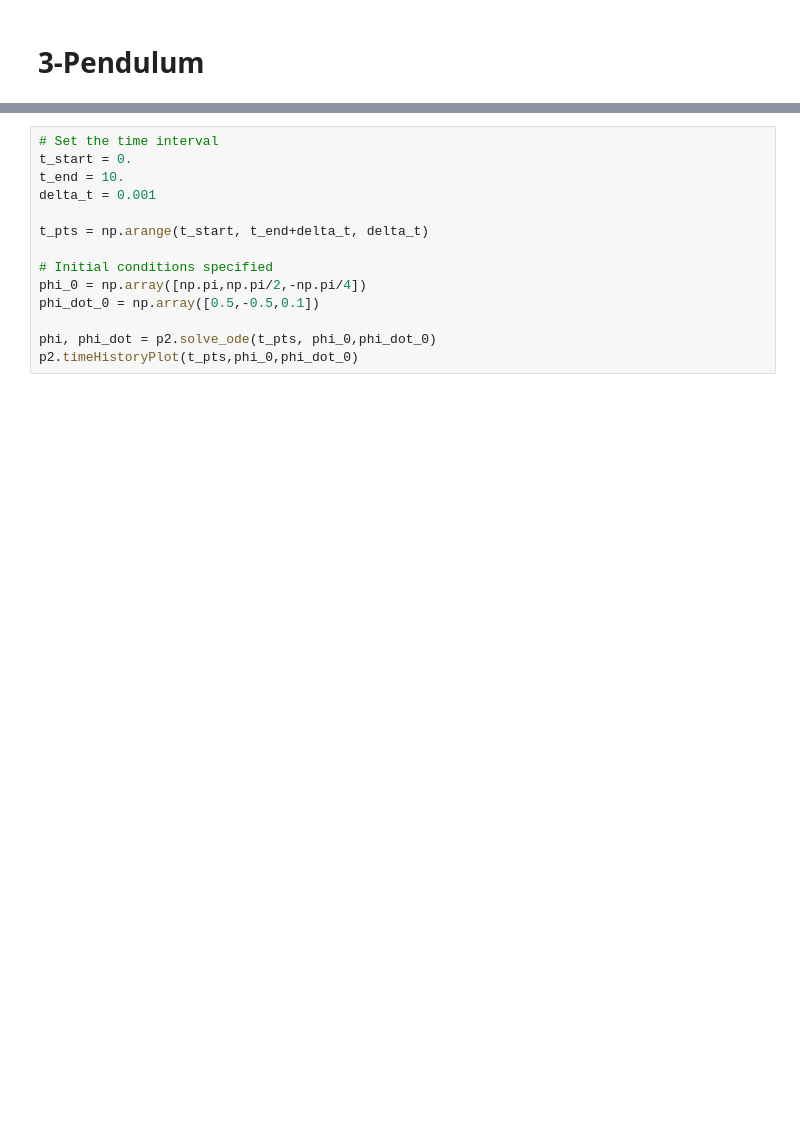
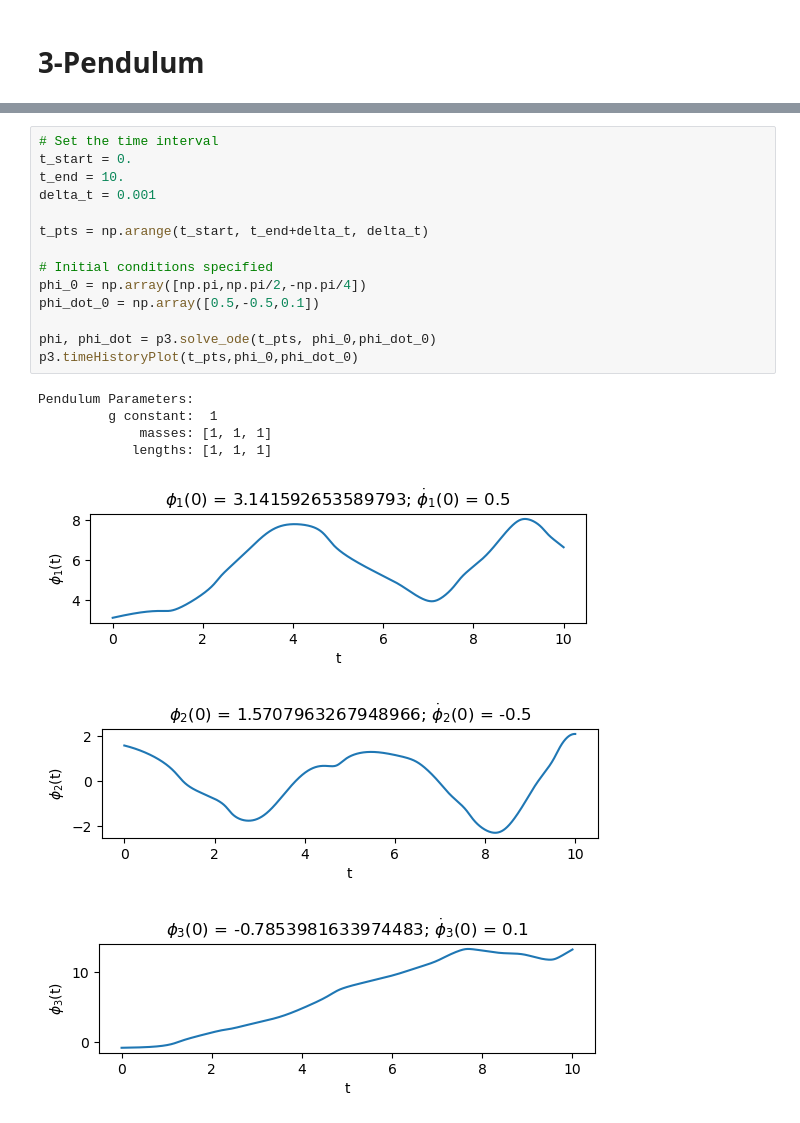
Before and after one commit to chamberlain-a11/5300_final, a Jupyter notebook: nPendulum.ipynb, the cells around one changed output, grey strips where cells are left out. Cells and saved outputs as stored; diff of their text form; blank space fills up the shorter version.

```diff
--- a/nPendulum.ipynb
+++ b/nPendulum.ipynb
@@ -268,14 +288,22 @@ p3 = nPendulum(M_array,L_array)
 # %%
 # Set the time interval
 t_start = 0.
 t_end = 10.
 delta_t = 0.001
 
 t_pts = np.arange(t_start, t_end+delta_t, delta_t)
 
 # Initial conditions specified
 phi_0 = np.array([np.pi,np.pi/2,-np.pi/4])
 phi_dot_0 = np.array([0.5,-0.5,0.1])
 
-phi, phi_dot = p2.solve_ode(t_pts, phi_0,phi_dot_0)
-p2.timeHistoryPlot(t_pts,phi_0,phi_dot_0)
+phi, phi_dot = p3.solve_ode(t_pts, phi_0,phi_dot_0)
+p3.timeHistoryPlot(t_pts,phi_0,phi_dot_0)
+# %% [output]
+Pendulum Parameters:
+         g constant:  1
+             masses: [1, 1, 1]
+            lengths: [1, 1, 1]
+[figure, added]
+[figure, added]
+[figure, added]
```
Also changed, not shown: parts of 3 cells of this notebook, 1 other file.
